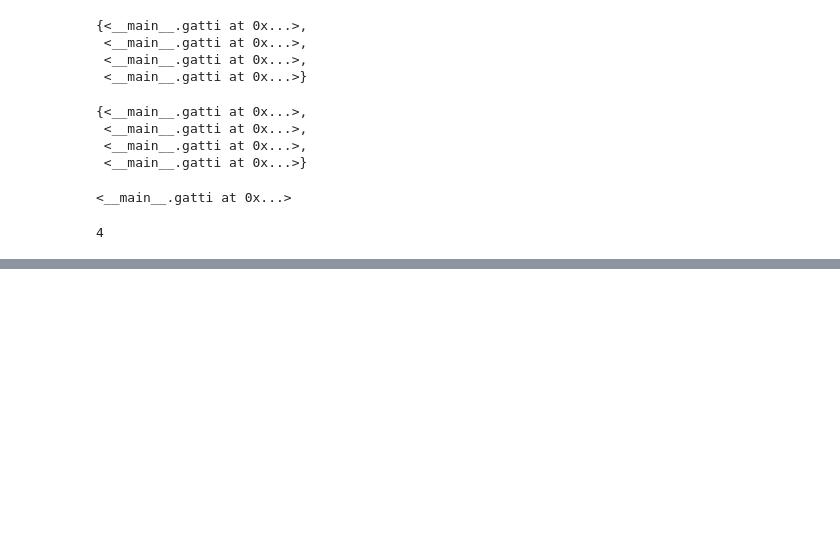
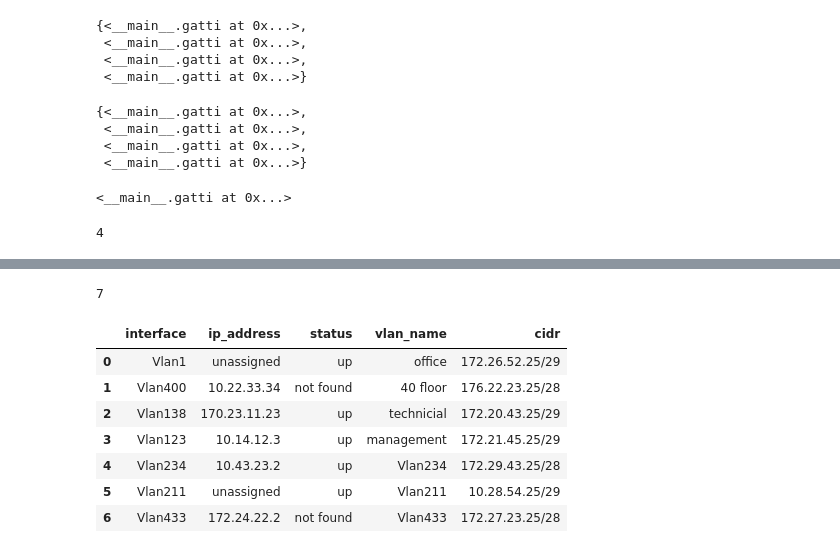
Before and after one commit to manojach87/PlantPathology2020, a Jupyter notebook: src/How to Create Classes and Use Them.ipynb, the cells around one changed output, grey strips where cells are left out. Cells and saved outputs as stored; diff of their text form; code cells hidden in the pictures; blank space fills up the shorter version.

```diff
--- a/src/How to Create Classes and Use Them.ipynb
+++ b/src/How to Create Classes and Use Them.ipynb
@@ -379,0 +402,9 @@ gatti.gattiCount
+# %%
+A=[{"key":1,"val1":"hello"},{"key":2,"val1":"hi"}]
+B=[{"key":1,"val2":"world"},{"key":2,"val2":"bye"}]
+key="key"
+val1="val1"
+val2="val2"
+
+
+[{key:a[key],val1:a[val1],val2:b[val2]} for a in A for b in B if(a[key]==b[key])]
@@ -379,0 +536,31 @@ gatti.gattiCount
+# %%
+def join(A,B,how="inner",on="key"):
+    [{key:a[key],val1:a[val1],val2:b[val2]} for a in A for b in B if(a[key]==b[key])]
+# %%
+def join(left,right,how="inner",on="key"):
+
+    i=0
+    for a in left:
+        for b in right:
+            right={}
+            row={}
+            print(a[on])
+            if(a[on]==b[on]):
+                for leftCol in a.keys():
+                    row.update({leftCol:a[leftCol]})
+                for rightCol in b.keys():
+                    row.update({rightCol:b[rightCol]})
+                print(row)
+            else:
+                print(b)
+
+        if(how =="left"): #how in ["outer","left","right"]):
+            left={}
+            for leftCol in a.keys():
+                left.update({leftCol:a[leftCol]})
+            for rightCol in b.keys():
+                left.update({rightCol:None})
+
+            print(left)
+
+join(default_gateway,subnetmask, on="interface", how="inner")
@@ -379,0 +629,2 @@ gatti.gattiCount
+# %%
+X=join(default_gateway,subnetmask, on="interface", how="right")
@@ -379,0 +650,15 @@ gatti.gattiCount
+# %%
+len(X)
+# %% [output]
+7
+# %%
+pd.DataFrame(X)
+# %% [output]
+|  | interface | ip_address | status | vlan_name | cidr |
+| 0 | Vlan1 | unassigned | up | office | 172.26.52.25/29 |
+| 1 | Vlan400 | 10.22.33.34 | not found | 40 floor | 176.22.23.25/28 |
+| 2 | Vlan138 | 170.23.11.23 | up | technicial | 172.20.43.25/29 |
+| 3 | Vlan123 | 10.14.12.3 | up | management | 172.21.45.25/29 |
+| 4 | Vlan234 | 10.43.23.2 | up | Vlan234 | 172.29.43.25/28 |
+| 5 | Vlan211 | unassigned | up | Vlan211 | 10.28.54.25/29 |
+| 6 | Vlan433 | 172.24.22.2 | not found | Vlan433 | 172.27.23.25/28 |
```
Also changed, not shown: parts of 12 cells of this notebook.
